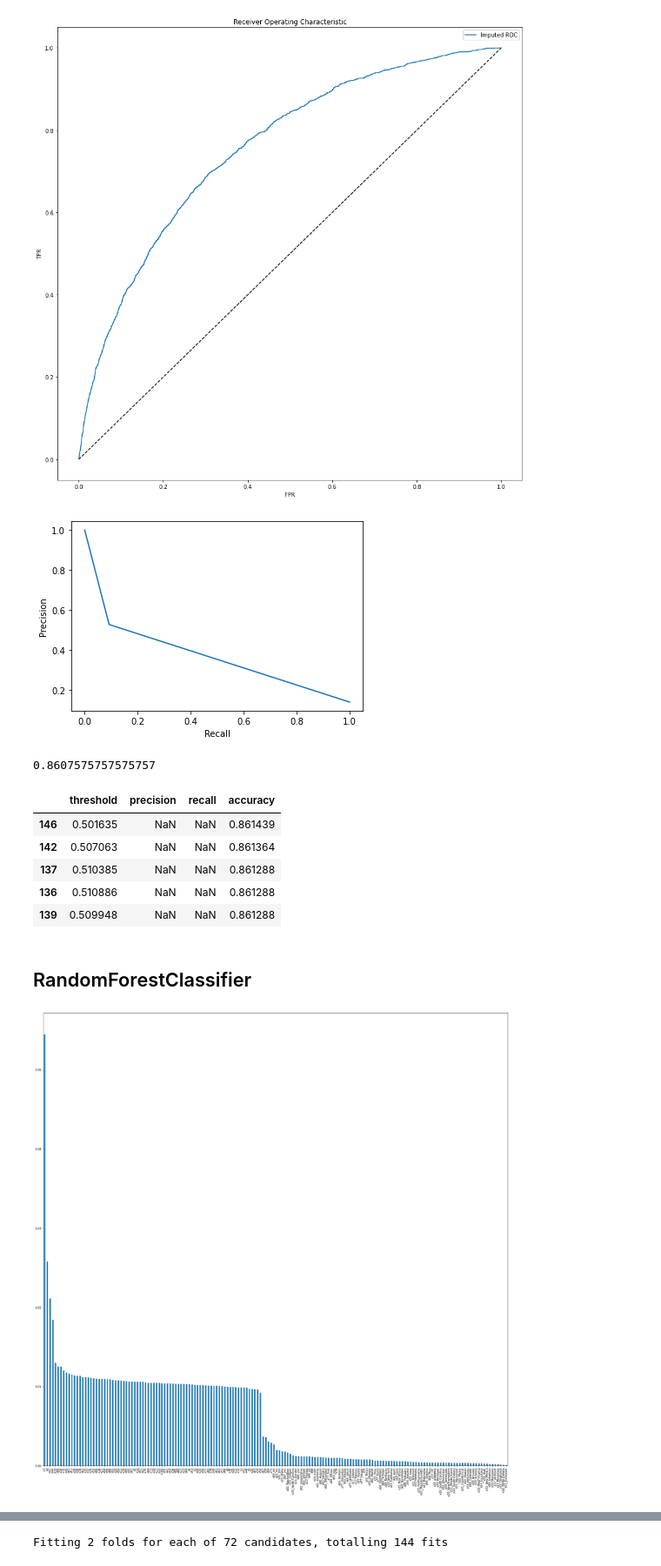
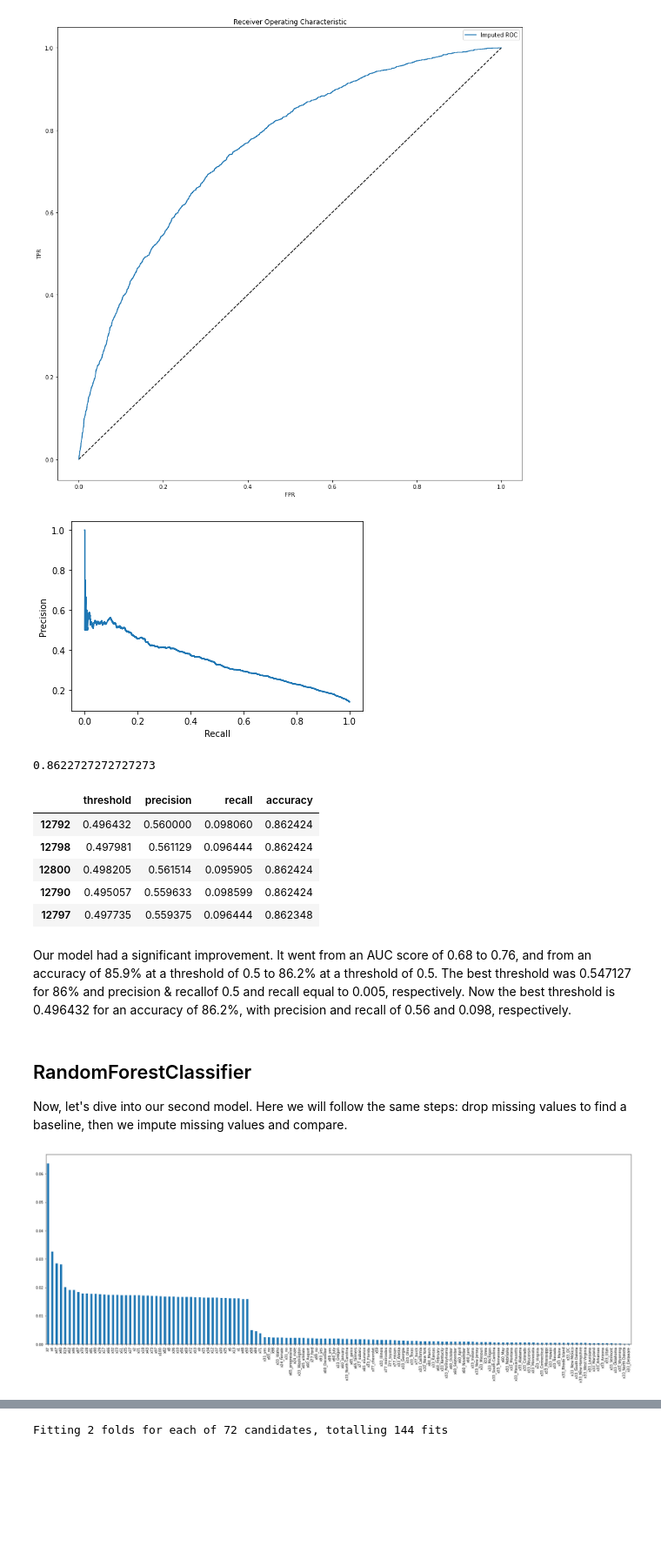
Before and after one commit to ronaldpacheco/State_farm_exercise, a Jupyter notebook: State_Farm.ipynb, the cells around one changed output, grey strips where cells are left out. Shown at 87% size. Drawn from its saved outputs; the diff is of its cells as text; code cells hidden in the pictures; blank space fills up the shorter version.

Commit message:
adding predictions

```diff
--- a/State_Farm.ipynb
+++ b/State_Farm.ipynb
@@ -381,39 +472,49 @@ plt.show()
 # %% [output]
 [figure]
 # %%
-precision, recall, threshold = precision_recall_curve(y_test, clf.predict(X_test))
+precision, recall, threshold = precision_recall_curve(y_test, y_proba[:,1])
 plt.plot(recall, precision)
 plt.xlabel('Recall')
 plt.ylabel('Precision')
 plt.show()
 # %% [output]
-[figure, old version]
+[figure, new version]
 # %%
-accuracy_score(y_test, clf.predict(X_test))
+accuracy_score(y_test, y_pred)
 # %% [output]
-0.8607575757575757
+0.8622727272727273
 # %%
-best_threshold(y_test,clf.predict_proba(X_test)[:,1],precision, recall, thresholds)
+best_threshold(y_test,y_proba[:,1],precision, recall, threshold)
 # %% [output]
 |  | threshold | precision | recall | accuracy |
-| 146 | 0.501635 | NaN | NaN | 0.861439 |
-| 142 | 0.507063 | NaN | NaN | 0.861364 |
-| 137 | 0.510385 | NaN | NaN | 0.861288 |
-| 136 | 0.510886 | NaN | NaN | 0.861288 |
-| 139 | 0.509948 | NaN | NaN | 0.861288 |
+| 12792 | 0.496432 | 0.560000 | 0.098060 | 0.862424 |
+| 12798 | 0.497981 | 0.561129 | 0.096444 | 0.862424 |
+| 12800 | 0.498205 | 0.561514 | 0.095905 | 0.862424 |
+| 12790 | 0.495057 | 0.559633 | 0.098599 | 0.862424 |
+| 12797 | 0.497735 | 0.559375 | 0.096444 | 0.862348 |
-# %% [markdown]
-## RandomForestClassifier
+# %% [markdown]
+Our model had a significant improvement. It went from an AUC score of 0.68 to 0.76, and from an accuracy of 85.9% at a threshold of 0.5 to 86.2% at a threshold of 0.5. The best threshold was 0.547127 for 86% and precision & recallof 0.5 and recall equal to 0.005, respectively. Now the best threshold is 0.496432 for an accuracy of 86.2%, with precision and recall of 0.56 and 0.098, respectively.
+# %% [markdown]
+## RandomForestClassifier
+
+Now, let's dive into our second model. Here we will follow the same steps: drop missing values to find a baseline, then we impute missing values and compare.
 # %%
 from sklearn.ensemble import RandomForestClassifier
 from sklearn.metrics import classification_report
+
+df_drop_na = df.dropna(axis=1)
+X = df_drop_na.drop(columns='y')
+y = df_drop_na.y
+X_train, X_test, y_train, y_test = train_test_split(X, y, test_size=0.33, random_state=42)
+
 rf_c = RandomForestClassifier(n_jobs=-1, random_state=42)
 rf_c.fit(X_train, y_train)
 y_pred_c = rf_c.predict(X_test)
 # %%
-plt.figure(figsize=(30,30))
+plt.figure(figsize=(30,10))
 pd.Series(rf_c.feature_importances_, index=X_train.columns).sort_values(ascending=False)[:200].plot(kind='bar');
 # %% [output]
-[figure, old version]
+[figure, new version]
 # %%
 score = classification_report(y_test, y_pred_c)
 print(score)
```
Also changed, not shown: parts of 69 cells of this notebook, 2 other files.
